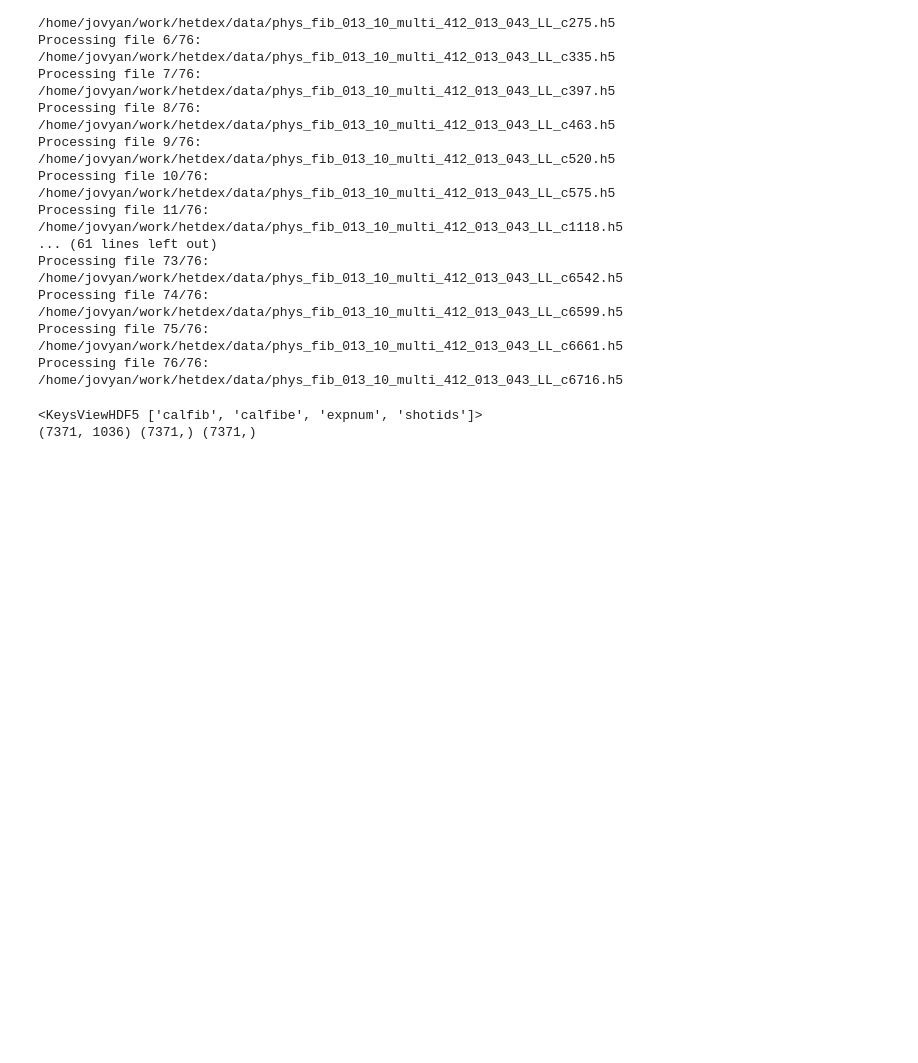
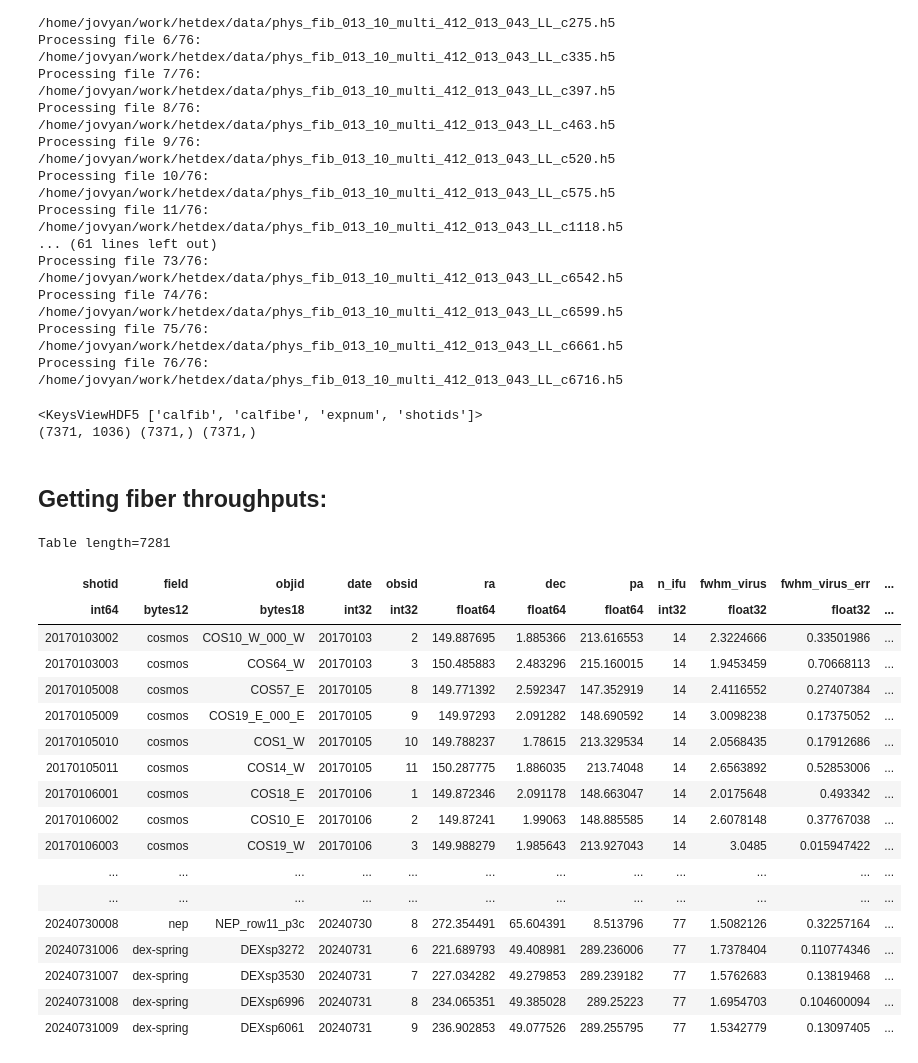
Before and after one commit to qezlou/hetdex_res, a Jupyter notebook: notebooks/vis_fibers.ipynb, the cells around one changed output. Drawn from its saved outputs; the diff is of its cells as text; code cells hidden in the pictures; blank space fills up the shorter version.

```diff
--- a/notebooks/vis_fibers.ipynb
+++ b/notebooks/vis_fibers.ipynb
@@ -640,3 +674,5 @@ with h5py.File(out_file, 'r') as f:
 # %% [output]
 <KeysViewHDF5 ['calfib', 'calfibe', 'expnum', 'shotids']>
 (7371, 1036) (7371,) (7371,)
+# %% [markdown]
+## Getting fiber throughputs:
@@ -642,0 +690,27 @@ with h5py.File(out_file, 'r') as f:
+# %%
+S = Survey('HDR5')
+# %%
+# convert to an astropy table format. Can remove any flagged shots if desired by setting return_good=True.
+survey_table = S.return_astropy_table(return_good=False)
+# %%
+survey_table
+# %% [output]
+Table length=7281
+| shotid | field | objid | date | obsid | ra | dec | pa | n_ifu | fwhm_virus | fwhm_virus_err | ... |
+| int64 | bytes12 | bytes18 | int32 | int32 | float64 | float64 | float64 | int32 | float32 | float32 | ... |
+| 20170103002 | cosmos | COS10_W_000_W | 20170103 | 2 | 149.887695 | 1.885366 | 213.616553 | 14 | 2.3224666 | 0.33501986 | ... |
+| 20170103003 | cosmos | COS64_W | 20170103 | 3 | 150.485883 | 2.483296 | 215.160015 | 14 | 1.9453459 | 0.70668113 | ... |
+| 20170105008 | cosmos | COS57_E | 20170105 | 8 | 149.771392 | 2.592347 | 147.352919 | 14 | 2.4116552 | 0.27407384 | ... |
+| 20170105009 | cosmos | COS19_E_000_E | 20170105 | 9 | 149.97293 | 2.091282 | 148.690592 | 14 | 3.0098238 | 0.17375052 | ... |
+| 20170105010 | cosmos | COS1_W | 20170105 | 10 | 149.788237 | 1.78615 | 213.329534 | 14 | 2.0568435 | 0.17912686 | ... |
+| 20170105011 | cosmos | COS14_W | 20170105 | 11 | 150.287775 | 1.886035 | 213.74048 | 14 | 2.6563892 | 0.52853006 | ... |
+| 20170106001 | cosmos | COS18_E | 20170106 | 1 | 149.872346 | 2.091178 | 148.663047 | 14 | 2.0175648 | 0.493342 | ... |
+| 20170106002 | cosmos | COS10_E | 20170106 | 2 | 149.87241 | 1.99063 | 148.885585 | 14 | 2.6078148 | 0.37767038 | ... |
+| 20170106003 | cosmos | COS19_W | 20170106 | 3 | 149.988279 | 1.985643 | 213.927043 | 14 | 3.0485 | 0.015947422 | ... |
+| ... | ... | ... | ... | ... | ... | ... | ... | ... | ... | ... | ... |
+| ... | ... | ... | ... | ... | ... | ... | ... | ... | ... | ... | ... |
+| 20240730008 | nep | NEP_row11_p3c | 20240730 | 8 | 272.354491 | 65.604391 | 8.513796 | 77 | 1.5082126 | 0.32257164 | ... |
+| 20240731006 | dex-spring | DEXsp3272 | 20240731 | 6 | 221.689793 | 49.408981 | 289.236006 | 77 | 1.7378404 | 0.110774346 | ... |
+| 20240731007 | dex-spring | DEXsp3530 | 20240731 | 7 | 227.034282 | 49.279853 | 289.239182 | 77 | 1.5762683 | 0.13819468 | ... |
+| 20240731008 | dex-spring | DEXsp6996 | 20240731 | 8 | 234.065351 | 49.385028 | 289.25223 | 77 | 1.6954703 | 0.104600094 | ... |
+| 20240731009 | dex-spring | DEXsp6061 | 20240731 | 9 | 236.902853 | 49.077526 | 289.255795 | 77 | 1.5342779 | 0.13097405 | ... |
```
Also changed, not shown: parts of 7 cells of this notebook, 3 other files.
